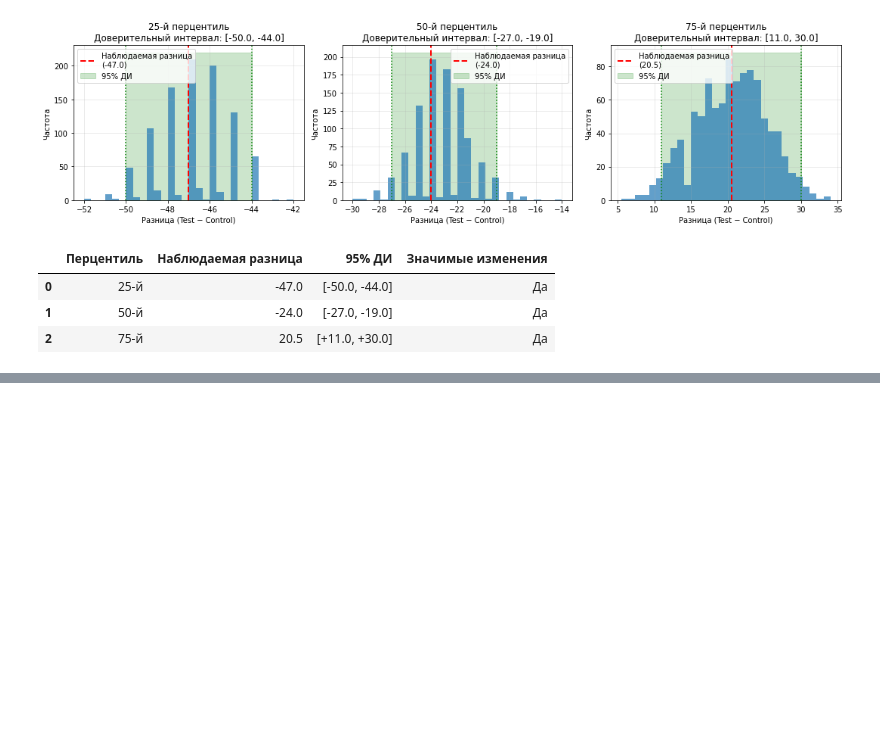
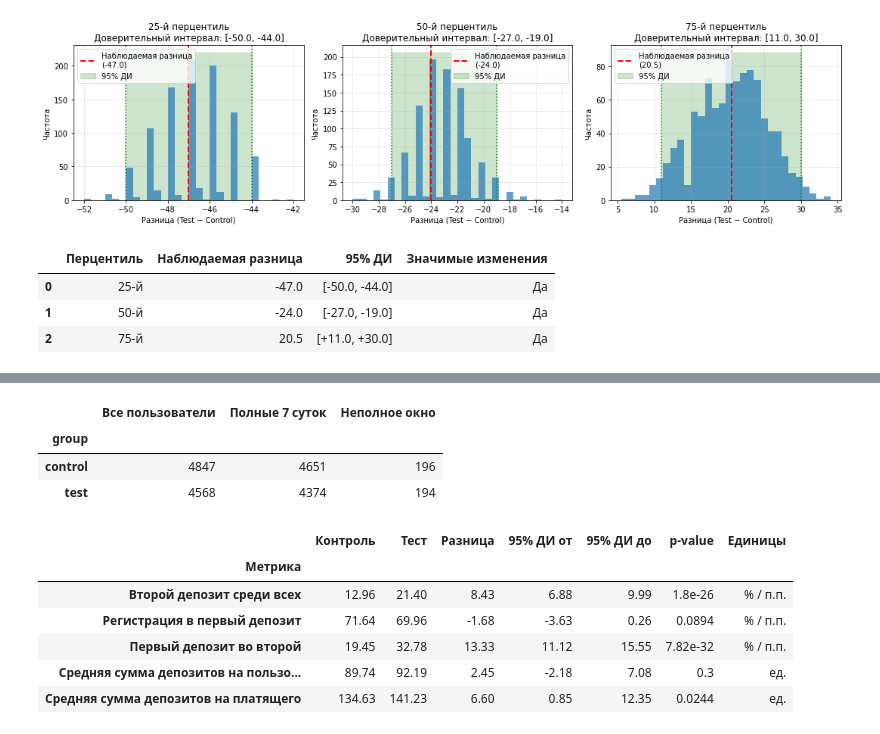
Before and after one commit to AnastasiaPatrusheva/Data-Analytics-Portfolio, a Jupyter notebook: fintech-onboarding/ab_test_onboarding_analysis.ipynb, the cells around one changed output, grey strips where cells are left out. Cells and saved outputs as stored; diff of their text form; code cells hidden in the pictures; blank space fills up the shorter version.

```diff
--- a/fintech-onboarding/ab_test_onboarding_analysis.ipynb
+++ b/fintech-onboarding/ab_test_onboarding_analysis.ipynb
@@ -2656,0 +1748,63 @@ display(df_results)
+# %%
+from statsmodels.stats.proportion import confint_proportions_2indep
+
+# Семь суток с первого визита: [first_ts, first_ts + 7 суток).
+# Конец наблюдения берём по последнему событию в доступном файле.
+observation_end = df_abt['event_ts'].max()
+users_7d = df_abt[['user_id', 'group', 'first_ts']].drop_duplicates()
+assert users_7d['user_id'].is_unique
+users_7d['window_end'] = users_7d['first_ts'] + pd.Timedelta(days=7)
+eligible_7d = users_7d.loc[users_7d['window_end'] <= observation_end].copy()
+events_7d = df_abt.merge(eligible_7d[['user_id', 'window_end']], on='user_id', validate='many_to_one')
+events_7d = events_7d.loc[(events_7d['event_ts'] >= events_7d['first_ts']) & (events_7d['event_ts'] < events_7d['window_end'])]
+for event in ['registration', 'first_deposit', 'second_deposit']:
+    eligible_7d[event] = eligible_7d['user_id'].isin(events_7d.loc[events_7d['event_name'] == event, 'user_id'])
+
+deposit_7d = (events_7d.loc[events_7d['event_name'].isin(['first_deposit', 'second_deposit'])]
+              .groupby('user_id')['amount'].sum())
+eligible_7d['deposit_sum'] = eligible_7d['user_id'].map(deposit_7d).fillna(0)
+sample_7d = (users_7d.groupby('group').size().rename('Все пользователи').to_frame()
+             .join(eligible_7d.groupby('group').size().rename('Полные 7 суток')))
+sample_7d['Неполное окно'] = sample_7d['Все пользователи'] - sample_7d['Полные 7 суток']
+
+rows_7d = []
+for label, frame, success in [
+    ('Второй депозит среди всех', eligible_7d, 'second_deposit'),
+    ('Регистрация в первый депозит', eligible_7d[eligible_7d['registration']], 'first_deposit'),
+    ('Первый депозит во второй', eligible_7d[eligible_7d['first_deposit']], 'second_deposit'),
+]:
+    grouped = frame.groupby('group')[success].agg(['sum', 'size']).loc[['test', 'control']]
+    wins_t, wins_c = grouped['sum'].astype(int)
+    n_t, n_c = grouped['size'].astype(int)
+    rate_c, rate_t = wins_c / n_c, wins_t / n_t
+    low, high = confint_proportions_2indep(wins_t, n_t, wins_c, n_c, method='wald', compare='diff')
+    pvalue = proportions_ztest([wins_t, wins_c], [n_t, n_c], alternative='two-sided')[1]
+    rows_7d.append([label, rate_c * 100, rate_t * 100, (rate_t - rate_c) * 100,
+                    low * 100, high * 100, pvalue, '% / п.п.'])
+
+for label, frame in [
+    ('Средняя сумма депозитов на пользователя', eligible_7d),
+    ('Средняя сумма депозитов на платящего', eligible_7d[eligible_7d['first_deposit']]),
+]:
+    control_7d = frame.loc[frame['group'] == 'control', 'deposit_sum']
+    test_7d = frame.loc[frame['group'] == 'test', 'deposit_sum']
+    welch_7d = ttest_ind(test_7d, control_7d, equal_var=False)
+    low, high = welch_7d.confidence_interval()
+    rows_7d.append([label, control_7d.mean(), test_7d.mean(), test_7d.mean() - control_7d.mean(),
+                    low, high, welch_7d.pvalue, 'ед.'])
+
+metrics_7d = pd.DataFrame(rows_7d, columns=['Метрика', 'Контроль', 'Тест', 'Разница', '95% ДИ от', '95% ДИ до', 'p-value', 'Единицы']).set_index('Метрика')
+display(sample_7d)
+display(metrics_7d.round(2).assign(**{'p-value': metrics_7d['p-value'].map('{:.3g}'.format)}))
+# %% [output]
+|  | Все пользователи | Полные 7 суток | Неполное окно |
+| group |  |  |  |
+| control | 4847 | 4651 | 196 |
+| test | 4568 | 4374 | 194 |
+|  | Контроль | Тест | Разница | 95% ДИ от | 95% ДИ до | p-value | Единицы |
+| Метрика |  |  |  |  |  |  |  |
+| Второй депозит среди всех | 12.96 | 21.40 | 8.43 | 6.88 | 9.99 | 1.8e-26 | % / п.п. |
+| Регистрация в первый депозит | 71.64 | 69.96 | -1.68 | -3.63 | 0.26 | 0.0894 | % / п.п. |
+| Первый депозит во второй | 19.45 | 32.78 | 13.33 | 11.12 | 15.55 | 7.82e-32 | % / п.п. |
+| Средняя сумма депозитов на пользо... | 89.74 | 92.19 | 2.45 | -2.18 | 7.08 | 0.3 | ед. |
+| Средняя сумма депозитов на платящего | 134.63 | 141.23 | 6.60 | 0.85 | 12.35 | 0.0244 | ед. |
```
Also changed, not shown: parts of 28 cells of this notebook, 2 other files.
